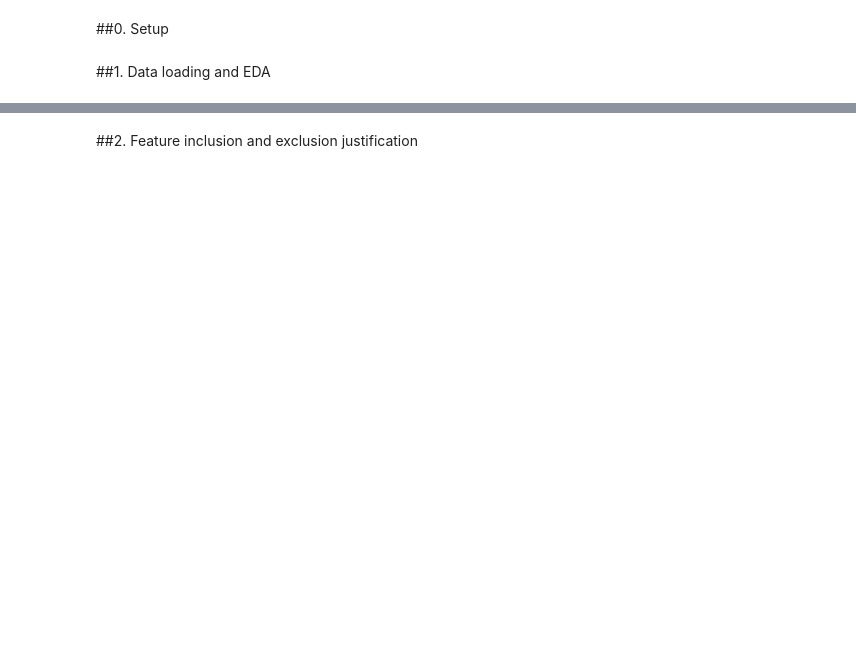
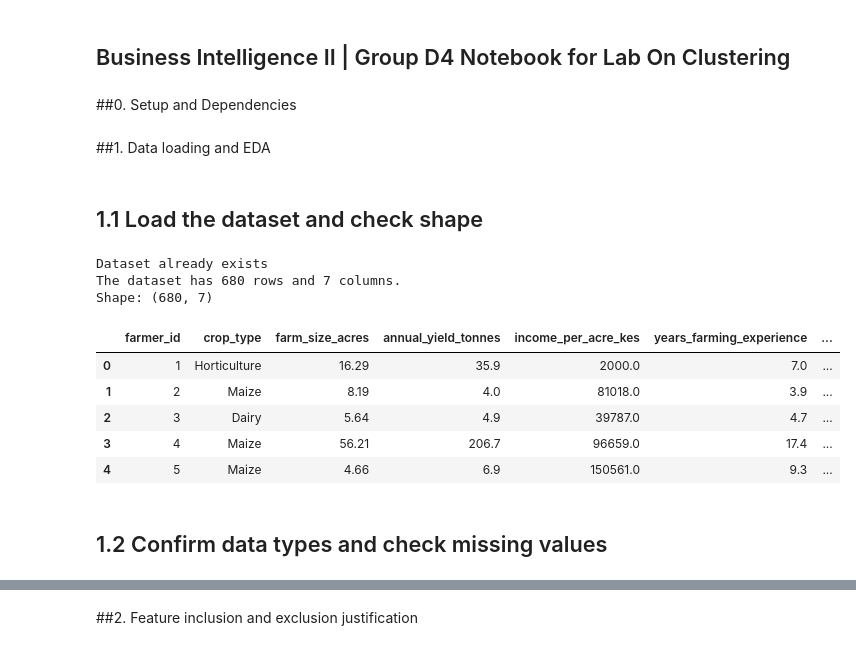
Before and after one commit to tanuiivy/bbt4106-202604-D4-clustering, a Jupyter notebook: lab_submission/bbt4106_202604_D4_clustering.ipynb, the cells around one changed output, grey strips where cells are left out. Saved outputs shown, nothing was run; the diff lists cells and outputs as text; code cells hidden in the pictures; blank space fills up the shorter version.

```diff
--- a/lab_submission/bbt4106_202604_D4_clustering.ipynb
+++ b/lab_submission/bbt4106_202604_D4_clustering.ipynb
@@ -3,2 +3,4 @@
+# %% [markdown]
+## Business Intelligence II | Group D4 Notebook for Lab On Clustering
 # %% [markdown]
-##0. Setup
+##0. Setup and Dependencies
@@ -5,2 +18,38 @@
 # %% [markdown]
 ##1. Data loading and EDA
+# %% [markdown]
+## 1.1 Load the dataset and check shape
+# %%
+# Load the dataset
+dataset_path = './data/agricultural_cooperative_farmers.csv'
+url = 'https://raw.githubusercontent.com/tanuiivy/bbt4106-202604-D4-clustering/main/data/agricultural_cooperative_farmers.csv'
+
+if not os.path.exists(dataset_path):
+    print("Downloading dataset...")
+    if not os.path.exists('./data'):
+        os.makedirs('./data')
+    urllib.request.urlretrieve(url, dataset_path)
+    print("Dataset downloaded")
+else:
+    print("Dataset already exists")
+
+df = pd.read_csv(dataset_path)
+
+# Check rows and columns of the dataset
+n_rows, n_cols = df.shape
+print(f"The dataset has {n_rows} rows and {n_cols} columns.")
+
+print("Shape:", df.shape)
+df.head()
+# %% [output]
+Dataset already exists
+The dataset has 680 rows and 7 columns.
+Shape: (680, 7)
+|  | farmer_id | crop_type | farm_size_acres | annual_yield_tonnes | income_per_acre_kes | years_farming_experience | ... |
+| 0 | 1 | Horticulture | 16.29 | 35.9 | 2000.0 | 7.0 | ... |
+| 1 | 2 | Maize | 8.19 | 4.0 | 81018.0 | 3.9 | ... |
+| 2 | 3 | Dairy | 5.64 | 4.9 | 39787.0 | 4.7 | ... |
+| 3 | 4 | Maize | 56.21 | 206.7 | 96659.0 | 17.4 | ... |
+| 4 | 5 | Maize | 4.66 | 6.9 | 150561.0 | 9.3 | ... |
+# %% [markdown]
+## 1.2 Confirm data types and check missing values
```
Also changed, not shown: parts of 25 cells of this notebook.
